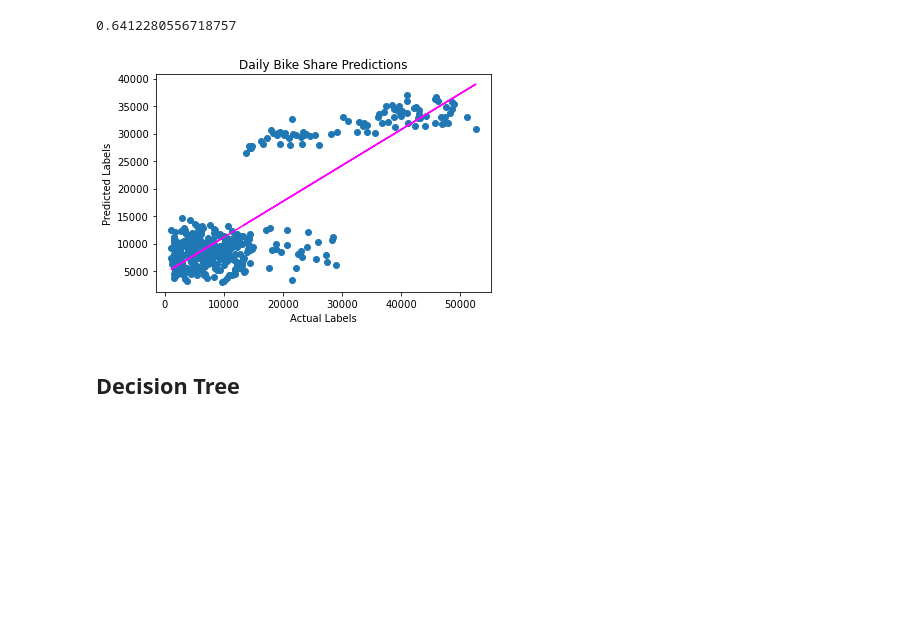
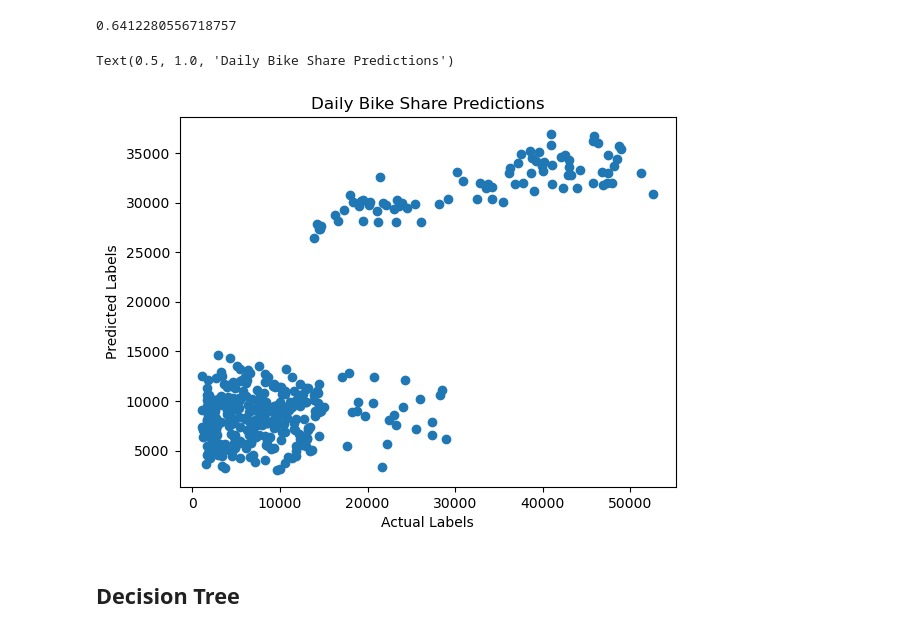
Before and after one commit to Abednego-py/Insurance_model, a Jupyter notebook: SL_Insurance.ipynb, the cells around one changed output. Cells and saved outputs as stored; diff of their text form; code cells hidden in the pictures; blank space fills up the shorter version.

```diff
--- a/SL_Insurance.ipynb
+++ b/SL_Insurance.ipynb
@@ -51,0 +80,2 @@ memory usage: 73.3+ KB
+# %%
+df.rename(columns ={'children': 'no of children'}, inplace=True)
@@ -311,16 +377,17 @@ r2_score(y_train, model.predict(X_train))
 # %%
 # Plot predicted vs actual
 plt.scatter(y_test, predictions)
 plt.xlabel('Actual Labels')
 plt.ylabel('Predicted Labels')
 plt.title('Daily Bike Share Predictions')
 
-z = np.polyfit(y_test, predictions, 1)
-p = np.poly1d(z)
-plt.plot(y_test,p(y_test), color='magenta')
-plt.show()
+# z = np.polyfit(y_test, predictions, 1)
+# p = np.poly1d(z)
+# plt.plot(y_test,p(y_test), color='magenta')
+# plt.show()
 # %% [output]
+Text(0.5, 1.0, 'Daily Bike Share Predictions')
-[figure, old version]
+[figure, new version]
 # %% [markdown]
 ## Decision Tree
 # %%
```
Also changed, not shown: parts of 19 cells of this notebook.
